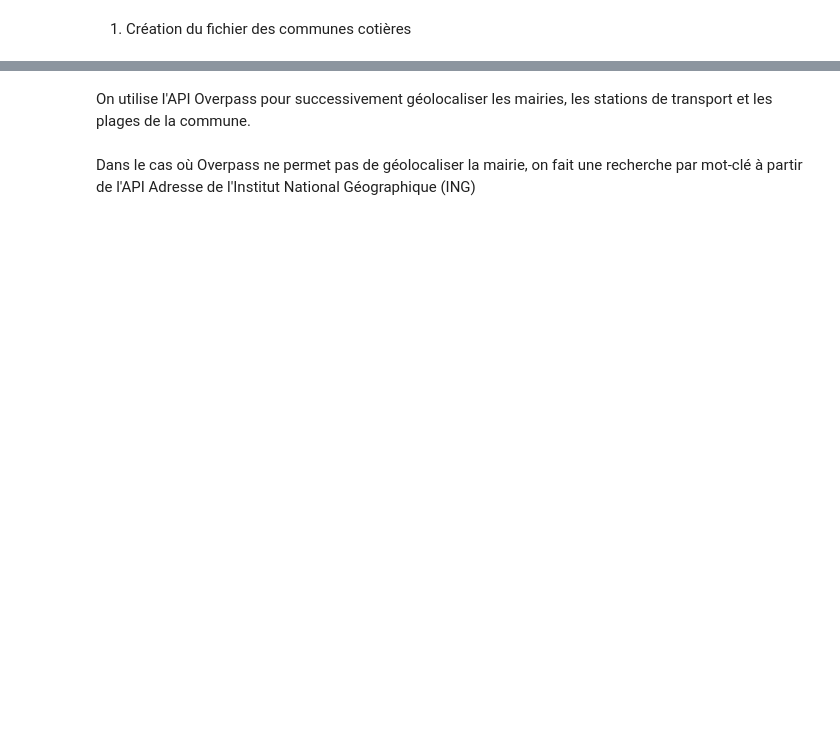
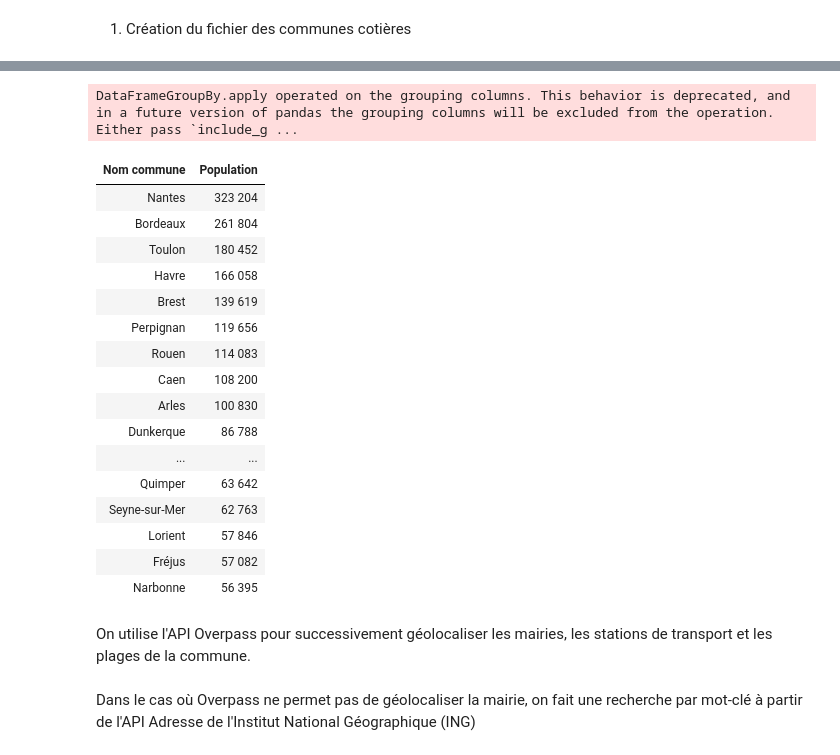
Before and after one commit to fjacquetin/projet_python, a Jupyter notebook: 0. préparation.ipynb, the cells around one changed output, grey strips where cells are left out. Saved outputs shown, nothing was run; the diff lists cells and outputs as text; code cells hidden in the pictures; blank space fills up the shorter version.

```diff
--- a/0. préparation.ipynb
+++ b/0. préparation.ipynb
@@ -30,3 +32,16 @@ from script import geolocaliser
 from script import process_data
 from geopy.geocoders import Nominatim
 from geopy.exc import GeocoderTimedOut
+# %%
+import geopandas as gpd
+
+# Chemin vers le fichier .shp
+shapefile_path = "data/communes_cotieres/communes_cotieres.shp"
+
+# Charger le shapefile dans un GeoDataFrame
+df_cotieres = gpd.read_file(shapefile_path)
+
+df_cotieres = df_cotieres[['code', 'nom', 'NumDep']].drop_duplicates().reset_index(drop=True)
+
+# Afficher les 5 premières lignes
+show(df_cotieres)
@@ -50,21 +134,13 @@ ConnectionError: HTTPSConnectionPool(host='comersis.com', port=443): Max retries
 # %%
-# Filtrer sur le Motif du classement
-df_cotieres = df_cotieres[df_cotieres['Motif du classement'] == "Commune riveraine de la mer ou d'un océan"]
-# df_cotieres = df_cotieres[df_cotieres['Population'] > 500]
-
-print(df_cotieres.columns)
-liste_cotieres = df_cotieres['Nom commune'].unique().tolist()
-print(liste_cotieres[1:10])
-# Statistiques par "Région" pour les communes filtrées
-stats_region_filtered = df_cotieres.groupby('Région').apply(
+stats_region_filtered = df_cotieres.groupby('regionName').apply(
     lambda x: pd.Series({
         'nombre_communes': x['Nom commune'].nunique(),
-        'population_totale': x['Population'].sum()
+        'population_totale': x['Population'].sum()  # Décommente si la colonne 'Population' existe
     })
 ).reset_index()
 
 # Afficher les résultats
-tableau_communes = stats_region_filtered.fillna("").style.hide(axis="index")
+tableau_communes = stats_region_filtered.sort_values(by='nombre_communes', ascending=False).fillna("").style.hide(axis="index")
 
 # Afficher le tableau sans NaN et sans index
 tableau_communes
@@ -87,3 +157,40 @@ Index(['Région', 'ID département', 'Nom département', 'Code Insee comm.',
+# %%
+# Calcul des statistiques par commune
+stats_communes = df_cotieres.groupby('Nom commune').apply(
+    lambda x: pd.Series({
+        'Population': x['Population'].sum()  # Décommente si la colonne 'Population' existe
+    })
+).reset_index()
+
+top_20_communes = (
+    stats_communes
+    .sort_values(by='Population', ascending=False)
+    .head(20)
+    .style.hide(axis="index")
+    .format({'Population': lambda x: f"{x:,.0f}".replace(',', ' ')})  # Remplacement de la virgule par un espace
+)
+
+
+top_20_communes
+# %% [output]
+DataFrameGroupBy.apply operated on the grouping columns. This behavior is deprecated, and in a future version of pandas the grouping columns will be excluded from the operation. Either pass `include_g ...
+| Nom commune | Population |
+| Nantes | 323 204 |
+| Bordeaux | 261 804 |
+| Toulon | 180 452 |
+| Havre | 166 058 |
+| Brest | 139 619 |
+| Perpignan | 119 656 |
+| Rouen | 114 083 |
+| Caen | 108 200 |
+| Arles | 100 830 |
+| Dunkerque | 86 788 |
+| ... | ... |
+| Quimper | 63 642 |
+| Seyne-sur-Mer | 62 763 |
+| Lorient | 57 846 |
+| Fréjus | 57 082 |
+| Narbonne | 56 395 |
 # %%
 # Charger le fichier GeoJSON des communes de France depuis le lien GitHub
 url_commune = 'https://raw.githubusercontent.com/gregoiredavid/france-geojson/master/communes.geojson'
```
Also changed, not shown: parts of 13 cells of this notebook, 1 other file.
